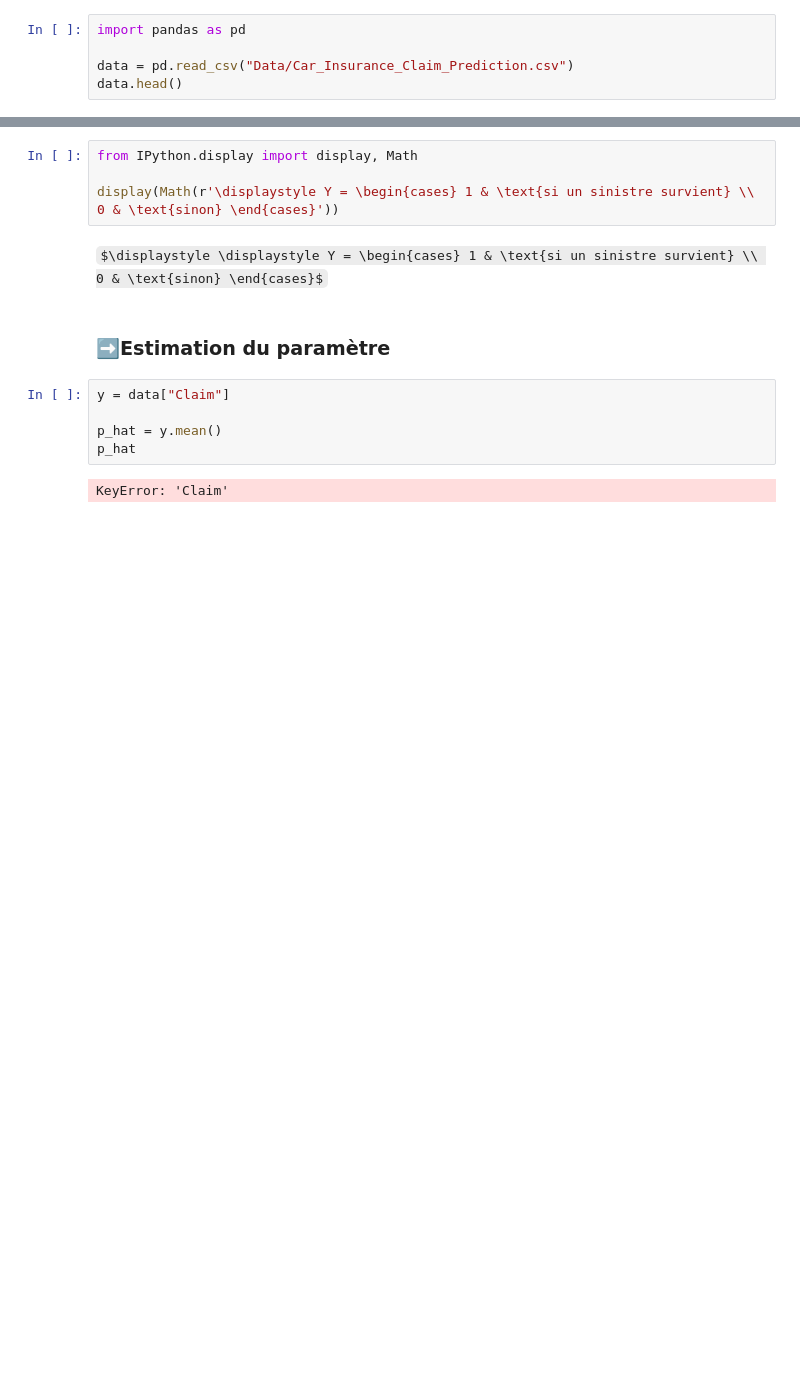
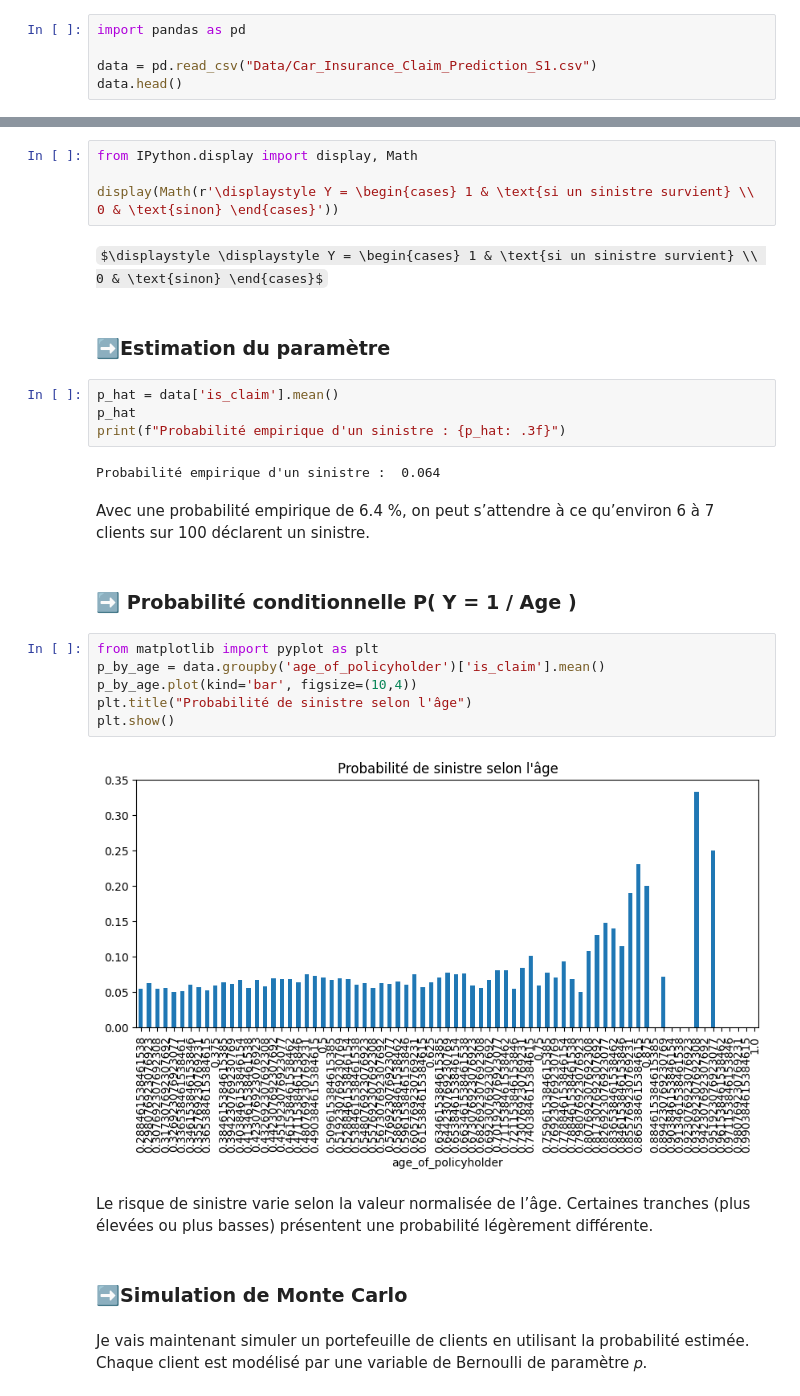
Before and after one commit to Zaneti09/Projet_Data, a Jupyter notebook: Subject/S1.ipynb, the cells around one changed output, grey strips where cells are left out. Cells and saved outputs as stored; diff of their text form; some formulas as TeX source; blank space fills up the shorter version.

```diff
--- a/Subject/S1.ipynb
+++ b/Subject/S1.ipynb
@@ -20,7 +17,7 @@ des assurés automobiles.
 # %%
 import pandas as pd
 
-data = pd.read_csv("Data/Car_Insurance_Claim_Prediction.csv")
+data = pd.read_csv("Data/Car_Insurance_Claim_Prediction_S1.csv")
 data.head()
 # %% [output]
 |  | policy_id | policy_tenure | age_of_car | age_of_policyholder | area_cluster | population_density | make | ... |
@@ -44,9 +65,27 @@ $\displaystyle \displaystyle Y = \begin{cases} 1 & \text{si un sinistre survient
 # %% [markdown]
 ### ➡️Estimation du paramètre
 # %%
-y = data["Claim"]
-
-p_hat = y.mean()
+p_hat = data['is_claim'].mean()
 p_hat
+print(f"Probabilité empirique d'un sinistre : {p_hat: .3f}")
 # %% [output]
-KeyError: 'Claim'
+Probabilité empirique d'un sinistre :  0.064
+# %% [markdown]
+Avec une probabilité empirique de 6.4 %, on peut s’attendre à ce qu’environ 6 à 7 clients sur 100 déclarent un sinistre.
+# %% [markdown]
+### ➡️ Probabilité conditionnelle P( Y = 1 / Age )
+# %%
+from matplotlib import pyplot as plt
+p_by_age = data.groupby('age_of_policyholder')['is_claim'].mean()
+p_by_age.plot(kind='bar', figsize=(10,4))
+plt.title("Probabilité de sinistre selon l'âge")
+plt.show()
+# %% [output]
+[figure, added]
+# %% [markdown]
+Le risque de sinistre varie selon la valeur normalisée de l’âge. Certaines tranches (plus élevées ou plus basses) présentent une probabilité légèrement différente.
+# %% [markdown]
+### ➡️Simulation de Monte Carlo
+# %% [markdown]
+Je vais maintenant simuler un portefeuille de clients en utilisant la probabilité estimée.
+Chaque client est modélisé par une variable de Bernoulli de paramètre 𝑝.
```
Also changed, not shown: parts of 12 cells of this notebook.
